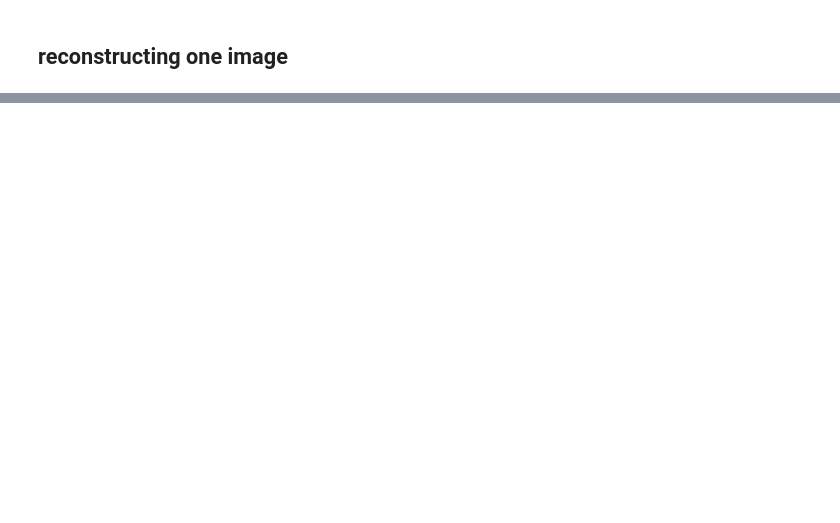
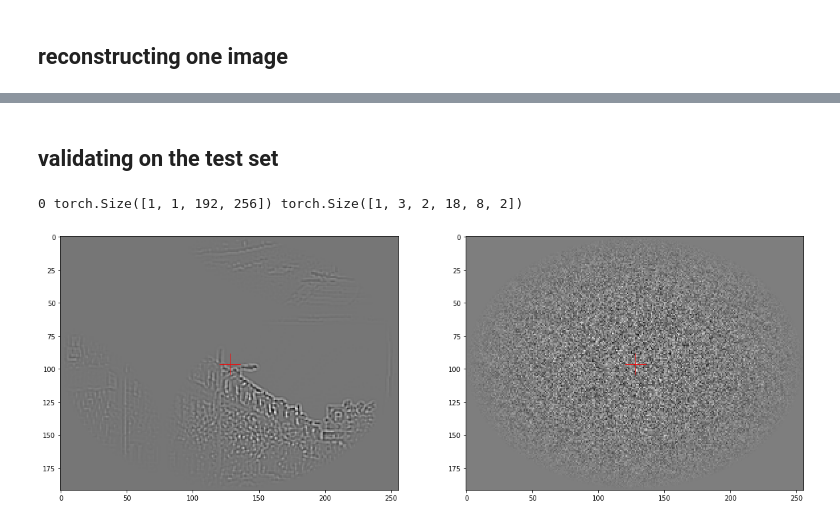
Before and after one commit to bicv/POLO, a Jupyter notebook: notebooks/2020-02-11_retina_reconstruction-SGD.ipynb, the cells around one changed output, grey strips where cells are left out. Saved outputs shown, nothing was run; the diff lists cells and outputs as text; code cells hidden in the pictures; blank space fills up the shorter version.

```diff
--- a/notebooks/2020-02-11_retina_reconstruction-SGD.ipynb
+++ b/notebooks/2020-02-11_retina_reconstruction-SGD.ipynb
@@ -127,0 +133,15 @@ img_tens = torch.Tensor(img_orig[None, None, ...])
+# %%
+i_target = 0
+img_tens = target[i_target, :].reshape(img_orig.shape)
+x_target = x[i_target, :]
+#print('x_target.shape', x_target.shape)
+# x_target = torch.tensordot(cropped_pyramid(target[i_target, :].reshape(img_orig.shape)[None, None, ...]), K, dims=2)
+x_target = x_target.reshape((1, n_levels*n_sublevel*n_azimuth*n_theta*n_phase))
+#print('x_target.shape', x_target.shape)
+im_rec = invert(x_target).reshape(img_tens.shape)
+#print('im_rec.shape', im_rec.shape)
+# %%
+fig, axs = plt.subplots(1, 2, figsize=(20,20))
+for ax, img in zip(axs, [img_tens, im_rec.detach()]):
+    ax.imshow(img.numpy(), cmap='gray')
+    ax.plot([img_orig.shape[1]/2], [img_orig.shape[0]/2], 'r+', ms=32);
@@ -128 +150,21 @@ img_tens = torch.Tensor(img_orig[None, None, ...])
+# %% [markdown]
+## validating on the test set
+# %%
+test_dataloader = get_dataloader(img_orig, 1, verbose=False)
+for batch_idx, (target, x) in enumerate(test_dataloader):
+    print(batch_idx, target.shape, x.shape)
+# %% [output]
+0 torch.Size([1, 1, 192, 256]) torch.Size([1, 3, 2, 18, 8, 2])
+# %%
+i_target = 0
+img_tens = target[i_target, :].reshape(img_orig.shape)
+x_target = x[i_target, :].reshape((1, n_levels*n_sublevel*n_azimuth*n_theta*n_phase))
+im_rec = invert(x_target).reshape(img_tens.shape)
+# %%
+fig, axs = plt.subplots(1, 2, figsize=(20,20))
+for ax, img in zip(axs, [img_tens, im_rec.detach()]):
+    ax.imshow(img.numpy(), cmap='gray')
+    ax.plot([img_orig.shape[1]/2], [img_orig.shape[0]/2], 'r+', ms=32);
+# %% [output]
+[figure, added]
 # %%
```
Also changed, not shown: parts of 8 cells of this notebook, 1 other file.
